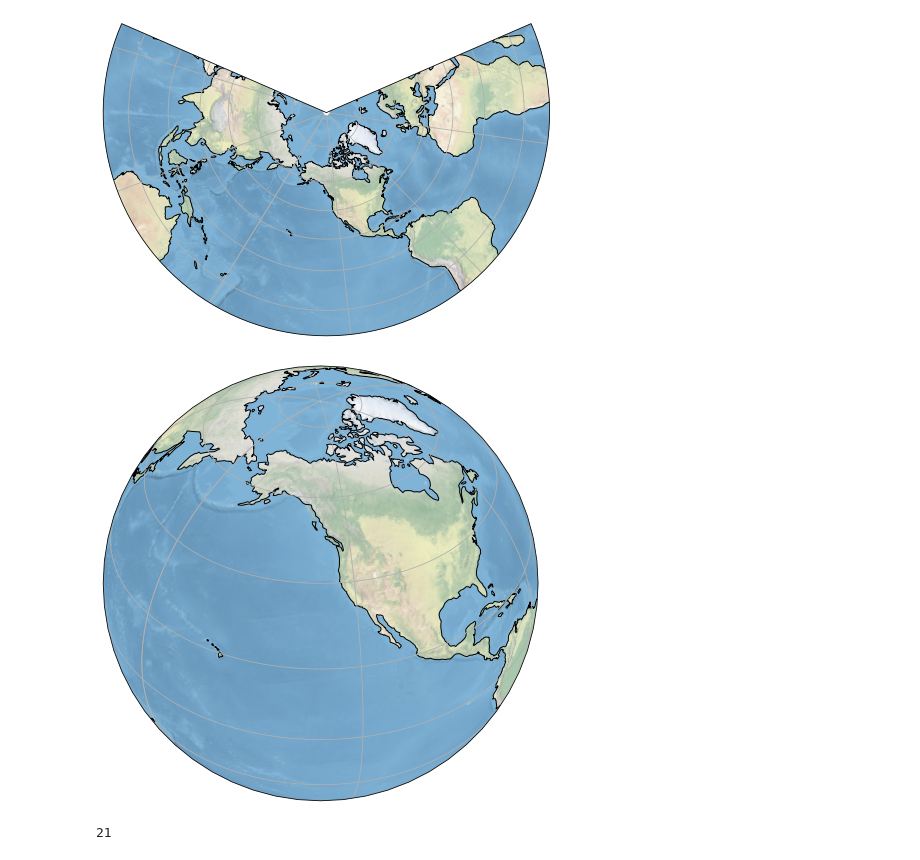
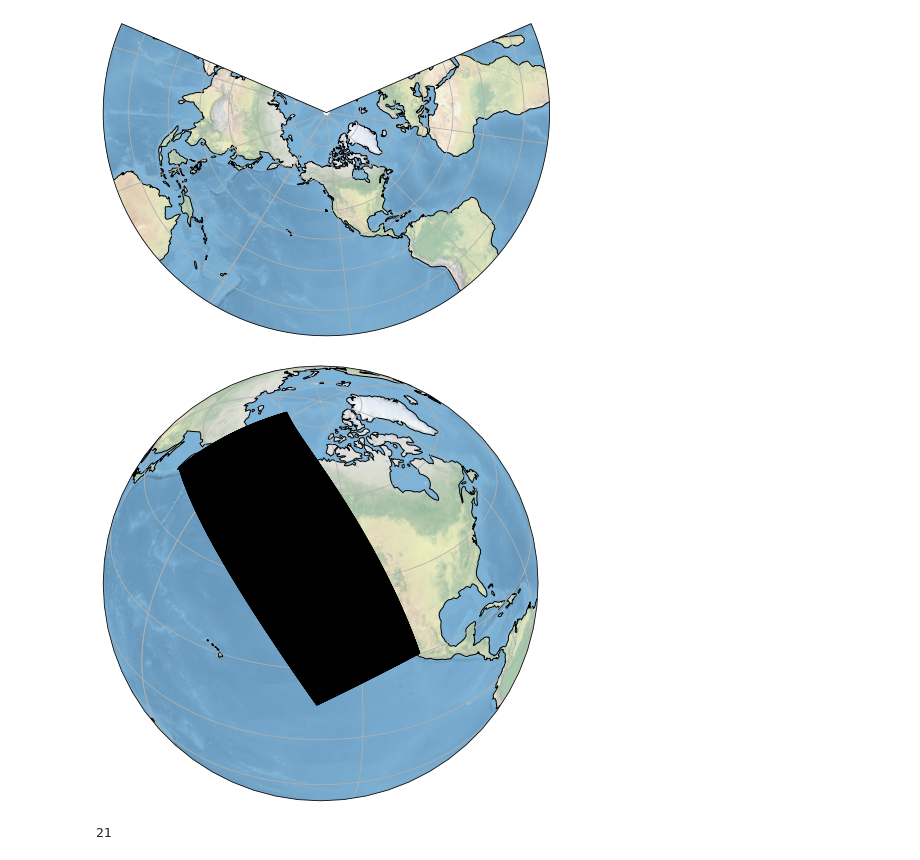
Before and after one commit to jsimkins2/esm_lab, a Jupyter notebook: bathyTools/TopoTools/median_regrid.ipynb, the cells around one changed output. Cells and saved outputs as stored; diff of their text form; code cells hidden in the pictures.

```diff
--- a/bathyTools/TopoTools/median_regrid.ipynb
+++ b/bathyTools/TopoTools/median_regrid.ipynb
@@ -5,8 +5,8 @@ import xesmf as xe
 import os
 
 
-#gridFile="/Users/james/Documents/Github/esm_lab/gridTools/nep7_grid/ocean_hgrid.nc"
-gridFile = "/Users/james/Downloads/gridFile.nc"
+gridFile="/Users/james/Documents/Github/esm_lab/gridTools/nep7_grid/ocean_hgrid.nc"
+#gridFile = "/Users/james/Downloads/gridFile.nc"
 topoFile="/Users/james/Downloads/gebco_2020_netcdf/GEBCO_2020.nc"
 gridGeoLoc = "corner"
 topoVarName = 'elevation'
@@ -401,33 +397,33 @@ for j in range(0,nj,2):
 # %%
 
 import cartopy.crs as crs
 import numpy as np
 import matplotlib.pyplot as plt
 lon0=230
 lat0=40
 plt.figure(figsize=(8,8))
 ax = plt.subplot(111, projection=crs.NearsidePerspective(central_longitude=lon0, central_latitude=lat0))
 ax.set_global()
 ax.stock_img()
 ax.coastlines()
 ax.gridlines()
 nj = grid.dims['nyp']
 ni = grid.dims['nxp']
 
-transform=crs.LambertConformal()
+transform=crs.Geodetic()
 iColor='k'
 iLinewidth=2
 jColor='k'
 jLinewidth=2
 
 for i in range(0,ni+1,2):
     if i <= ni-1:
             ax.plot(grid['lon_corners'][:,i], grid['lat_corners'][:,i], iColor, linewidth=iLinewidth, transform=transform)
 for j in range(0,nj+1,2):
     if j <= nj-1:
             ax.plot(grid['lon_corners'][j,:], grid['lat_corners'][j,:], jColor, linewidth=jLinewidth, transform=transform)
 # %% [output]
-[figure, old version]
+[figure, new version]
 # %%
 len(range(0,ni+1,2))
 # %% [output]
```
Also changed, not shown: parts of 13 cells of this notebook, 4 other files.
